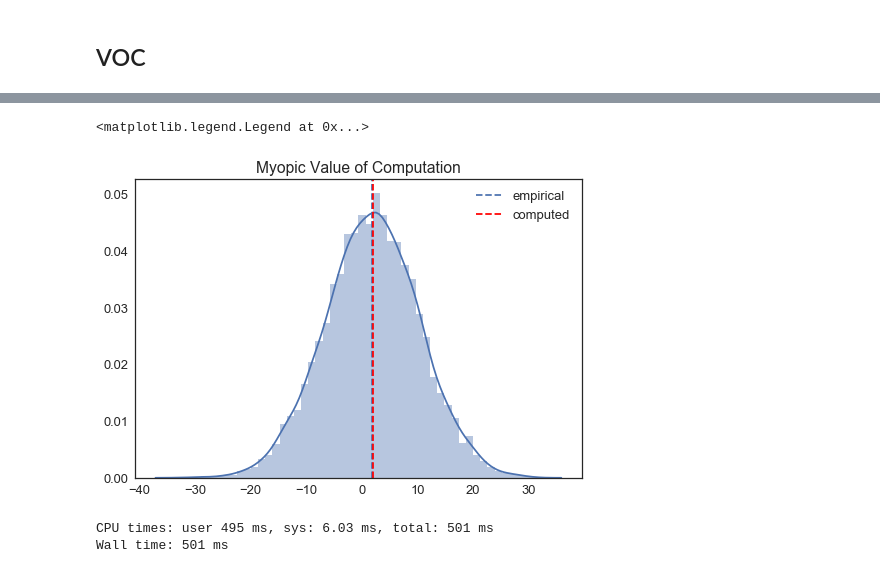
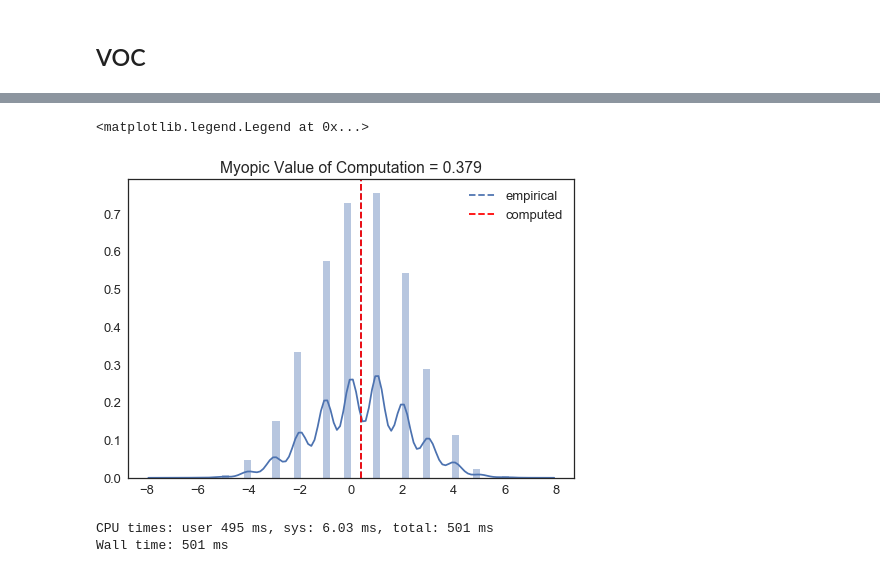
Before and after one commit to fredcallaway/gymrats, a Jupyter notebook: mouselab-vpi-voc.ipynb, the cells around one changed output, grey strips where cells are left out. Drawn from its saved outputs; the diff is of its cells as text; code cells hidden in the pictures.

```diff
--- a/mouselab-vpi-voc.ipynb
+++ b/mouselab-vpi-voc.ipynb
@@ -20,3 +23,13 @@ This notebook demonstrates that VPI and myopic VOC can be approximated with reas
 and efficiency via sampling.
 # %% [markdown]
 ## VOC
+# %%
+def reward(n=7):
+    d = norm(0, 1)
+    vals = np.linspace(-3, 3, n)
+    delta = vals[1] - vals[0]
+    bins = np.array((-np.inf, *(vals[1:] - delta/2), np.inf))
+    probs = np.diff(d.cdf(bins))
+    return Categorical(vals, probs)
+
+sns.distplot(reward().sample(10000), kde=0)
@@ -23,19 +39,18 @@ and efficiency via sampling.
 # %%
 agent = Agent()
-env = MouselabEnv([4,2,1], reward=Normal(0, 5), cost=0)
+env = MouselabEnv([4,1,2], reward=reward(), cost=0)
 agent.register(env)
-# agent.register(RandomPolicy())
 agent.register(FixedPlanPolicy([1, env.term_action]))
 voc_computed = env.myopic_voc(1)
-voc_empirical = agent.run_many(10000)['return']
+voc_empirical = np.array(agent.run_many(10000)['return'])
 sns.distplot(voc_empirical)
 plt.axvline(np.mean(voc_empirical), ls='--', label='empirical')
 plt.axvline(voc_computed, ls='--', c='r', label='computed')
-plt.title('Myopic Value of Computation')
+plt.title('Myopic Value of Computation = {:.3f}'.format(voc_computed))
 plt.legend()
 # %% [output]
 <matplotlib.legend.Legend at 0x...>
-[figure, old version]
+[figure, new version]
 # %%
 %%time
 # How efficient and reliable (low variance) is the approximation?
```
Also changed, not shown: parts of 8 cells of this notebook, 2 other files.
